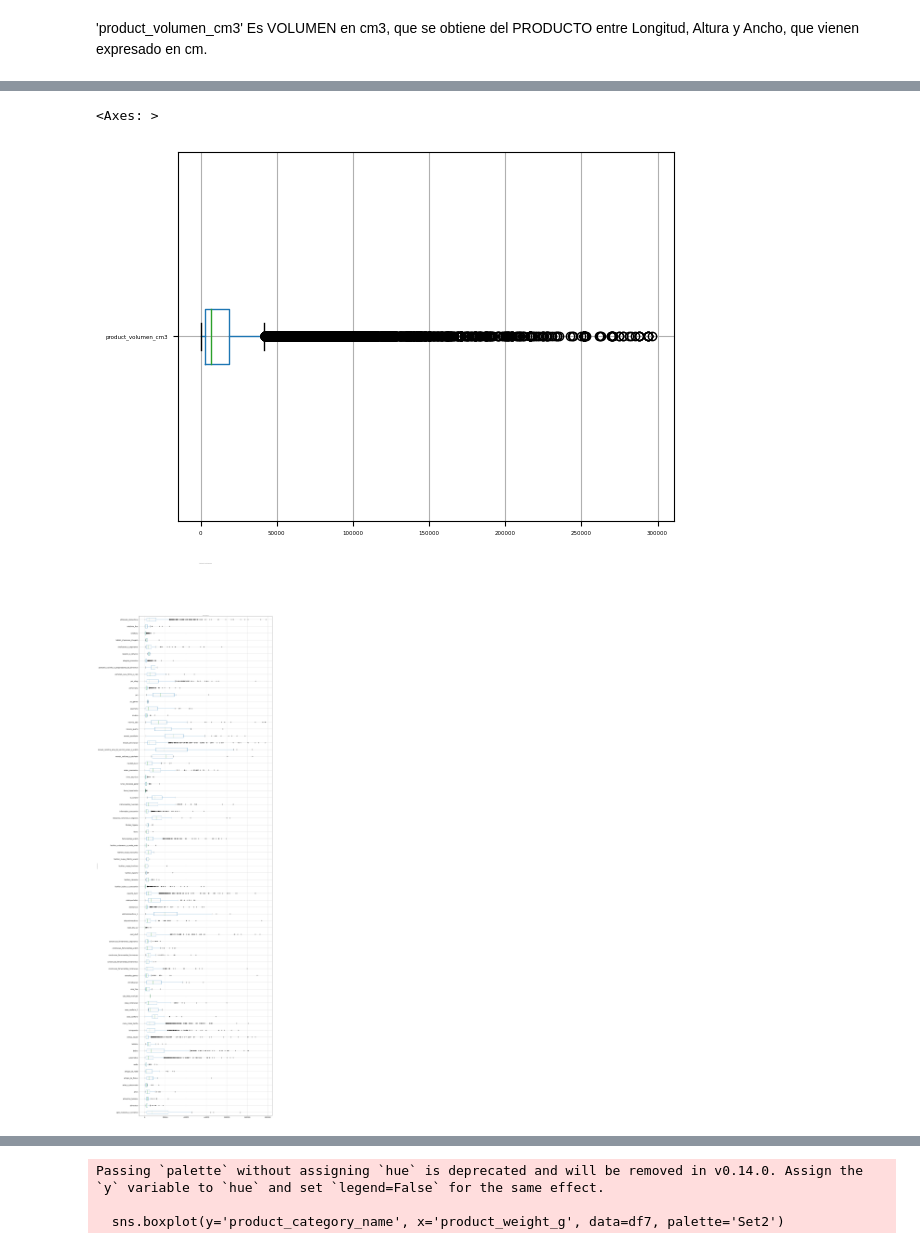
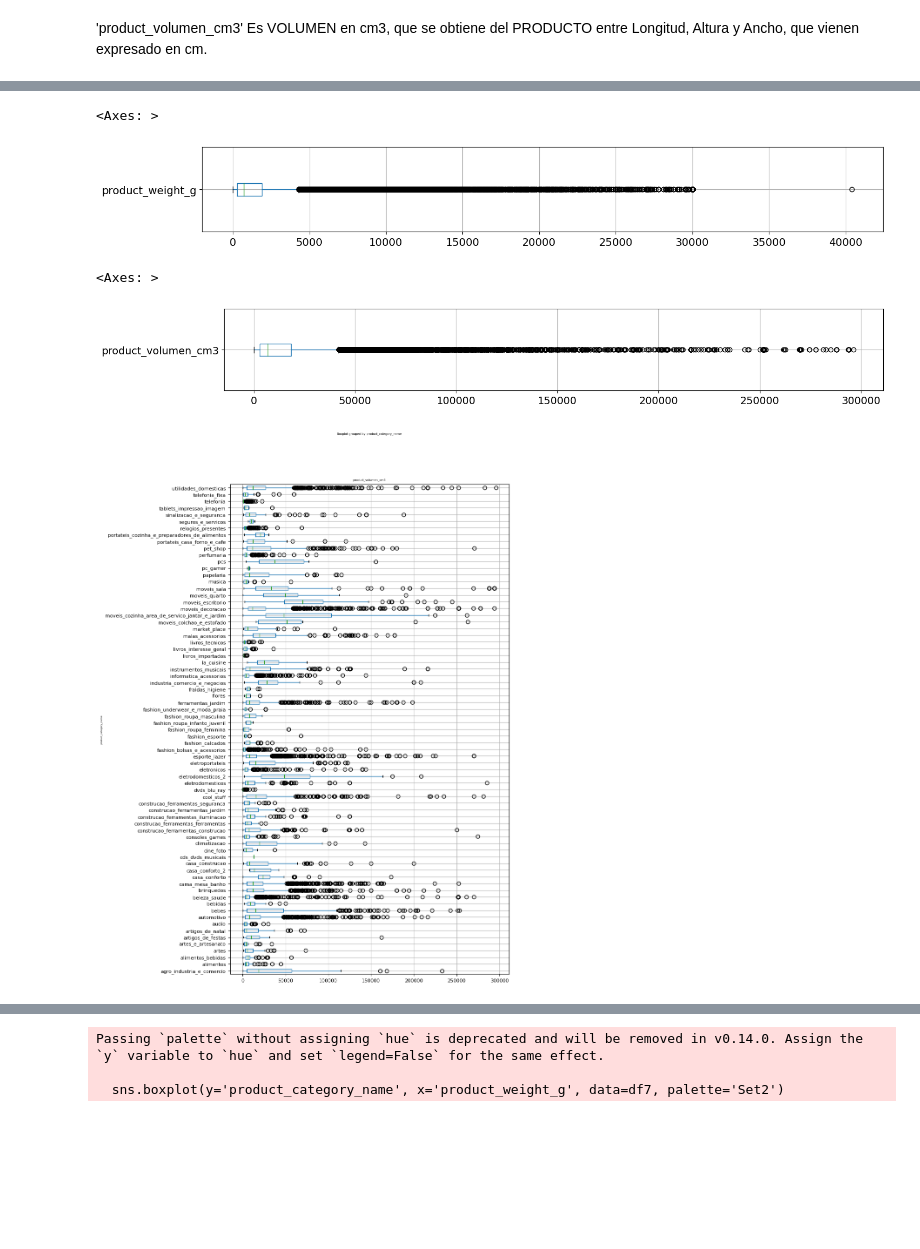
Before and after one commit to fabizap/Olist, a Jupyter notebook: BASES_7_Y_8_DE_FABIAN.ipynb, the cells around one changed output, grey strips where cells are left out. Cells and saved outputs as stored; diff of their text form; code cells hidden in the pictures; blank space fills up the shorter version.

```diff
--- a/BASES_7_Y_8_DE_FABIAN.ipynb
+++ b/BASES_7_Y_8_DE_FABIAN.ipynb
@@ -172,10 +167,15 @@ df7.boxplot('product_weight_g', )
+# %%
+df7.boxplot('product_weight_g',fontsize=14, figsize=(16,2), return_type='axes', vert=False )
+# %% [output]
+<Axes: >
+[figure, added]
 # %%
-df7.boxplot('product_volumen_cm3', vert=False) #vert=False lo rota
+df7.boxplot('product_volumen_cm3', fontsize=14, figsize=(16,2), return_type='axes', vert=False) #vert=False lo rota
 # %% [output]
 <Axes: >
-[figure, old version]
+[figure, new version]
 # %%
-df7.boxplot(column=['product_volumen_cm3'],by='product_category_name', fontsize=14, figsize=(20,80), return_type='axes', vert=False)
+df7.boxplot(column=['product_volumen_cm3'],by='product_category_name', fontsize=8, figsize=(8,15), return_type='axes', vert=False)
 
 # Cambiar el eje: 'vert=False' hace que el box plot sea horizontal
 # Cambiar el tamaño de la figura: figsize=(ancho, alto)
@@ -184,4 +184,4 @@ df7.boxplot(column=['product_volumen_cm3'],by='product_category_name', fontsize=
 # Mostrar el gráfico
 plt.show()
 # %% [output]
-[figure, old version]
+[figure, new version]
```
Also changed, not shown: parts of 4 cells of this notebook.
